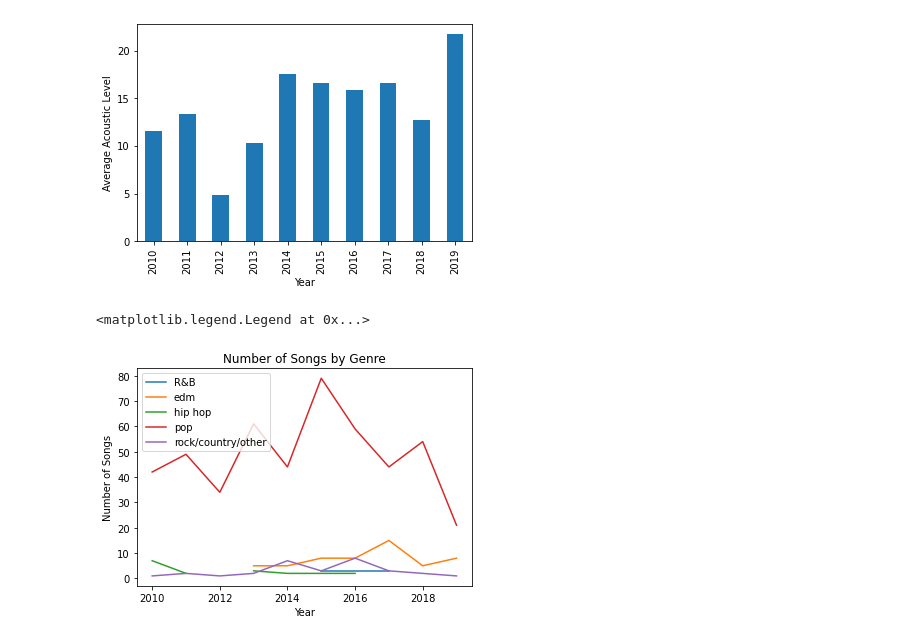
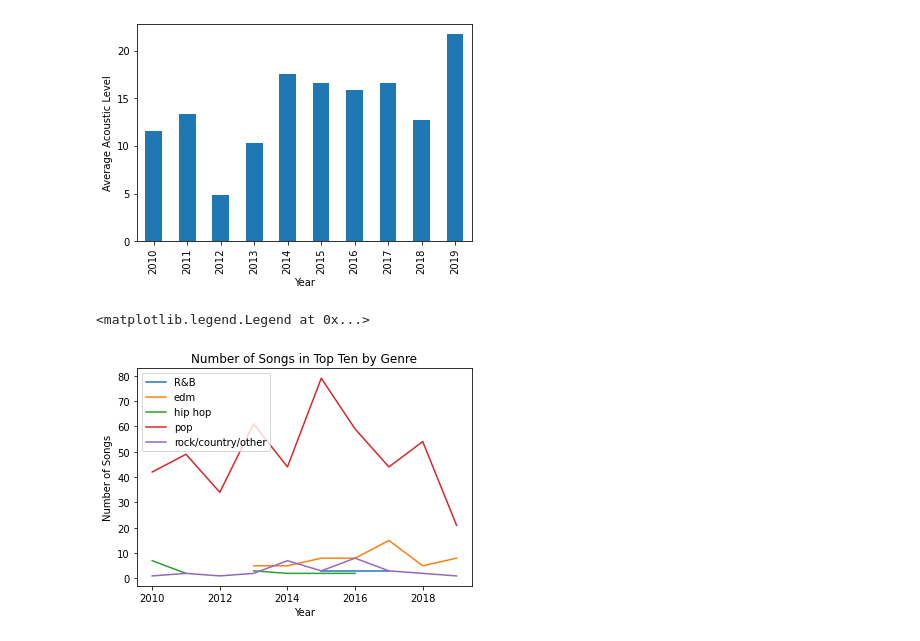
Before and after one commit to StevenTHG/Music-Research-Project-1, a Jupyter notebook: tracks_genres_graphs.ipynb, the cells around one changed output. Saved outputs shown, nothing was run; the diff lists cells and outputs as text; code cells hidden in the pictures.

Commit message:
title change top ten graph

```diff
--- a/tracks_genres_graphs.ipynb
+++ b/tracks_genres_graphs.ipynb
@@ -134,13 +134,13 @@ year_acous_plot = year_acous.plot(kind = 'bar', x = 'year', y= 'acous', xlabel =
 # %%
 import numpy as np
 music_df_slim = music_df[['year','top genre','title']]
 year_genre = pd.pivot_table(music_df_slim,values="title",index="year", columns="top genre", aggfunc=np.count_nonzero)
 # year_genreT = year_genre.set_index('year').T
 #index = [2010,2011,2012,2013,2014,2015,2016,2017,2018,2019]
 #x_axis = 'year'
 #line_graph = year_genre.plot.line()
 # plt.plot('year' == 2010, '')
-year_genre.plot(kind='line', title="Number of Songs by Genre", ylabel="Number of Songs", xlabel="Year").legend(loc='best')
+year_genre.plot(kind='line', title="Number of Songs in Top Ten by Genre", ylabel="Number of Songs", xlabel="Year").legend(loc='best')
 # %% [output]
 <matplotlib.legend.Legend at 0x...>
-[figure, old version]
+[figure, new version]
```
